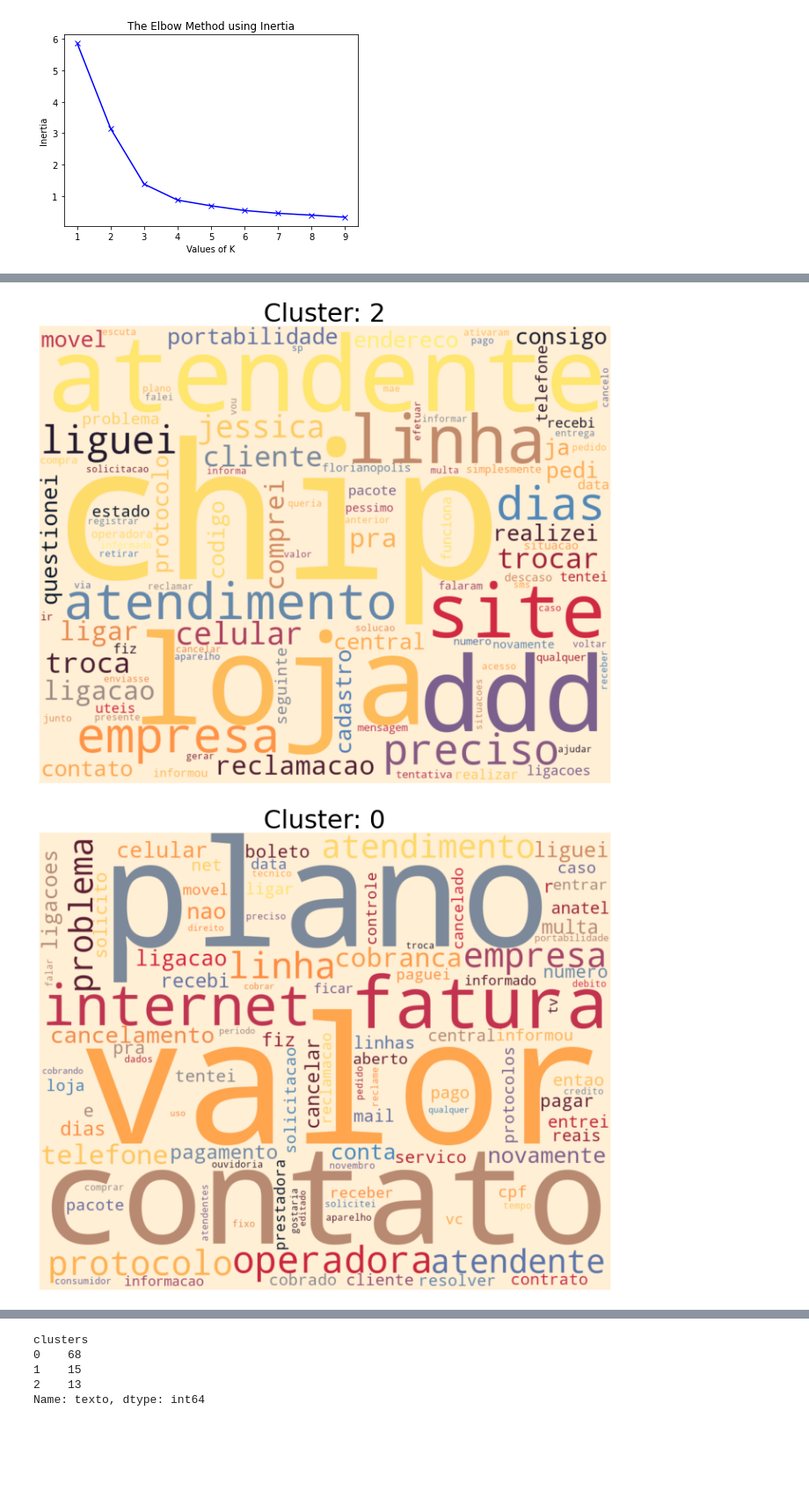
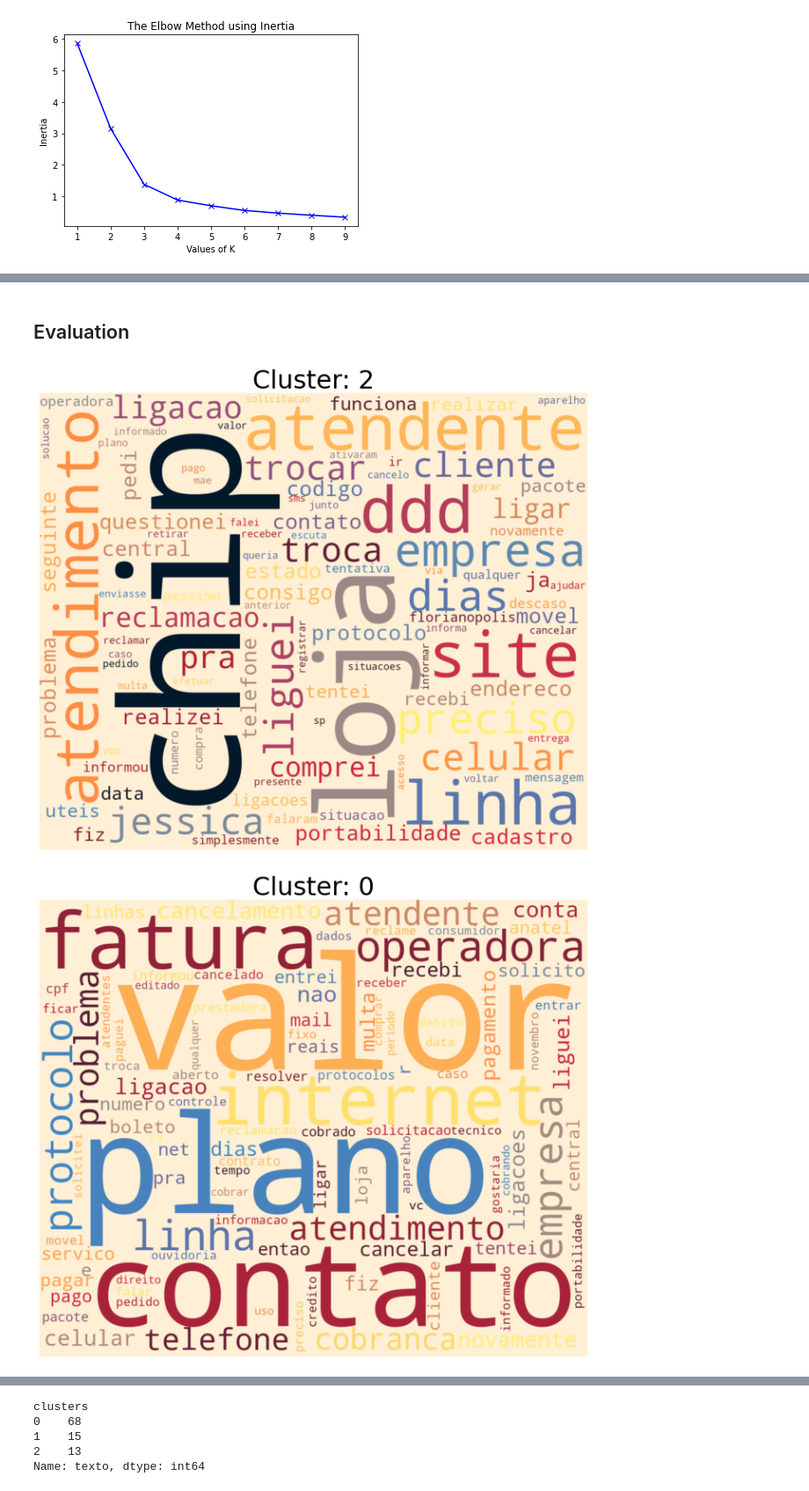
Before and after one commit to lorransr/text-mining-reclame-aqui, a Jupyter notebook: k_means_example_reclame_aqui.ipynb, the cells around one changed output, grey strips where cells are left out. Shown at 88% size. Saved outputs shown, nothing was run; the diff lists cells and outputs as text; code cells hidden in the pictures; blank space fills up the shorter version.

```diff
--- a/k_means_example_reclame_aqui.ipynb
+++ b/k_means_example_reclame_aqui.ipynb
@@ -147,11 +149,13 @@ df_claro["clusters"] = kmeans.fit_predict(X).astype("str")
 px.scatter(df_claro,x = "pca_1",y="pca_2",color="clusters")
 # %% [output]
 [interactive output not drawn]
+# %% [markdown]
+## Evaluation
 # %%
 for c in df_claro.clusters.unique():
   filter_cluster = df_claro.clusters==c
-  hero.wordcloud(df_claro.loc[filter_cluster,"texto_processed"],max_words=100,width=1000,height=800)
+  hero.wordcloud(df_claro.loc[filter_cluster,"texto_processed"],max_words=100,width=1200,height=1000)
   plt.title("Cluster: {}".format(c),{'fontsize':30})
 # %% [output]
-[figure, old version]
+[figure, new version]
-[figure, old version]
+[figure, new version]
```
Also changed, not shown: parts of 5 cells of this notebook.
